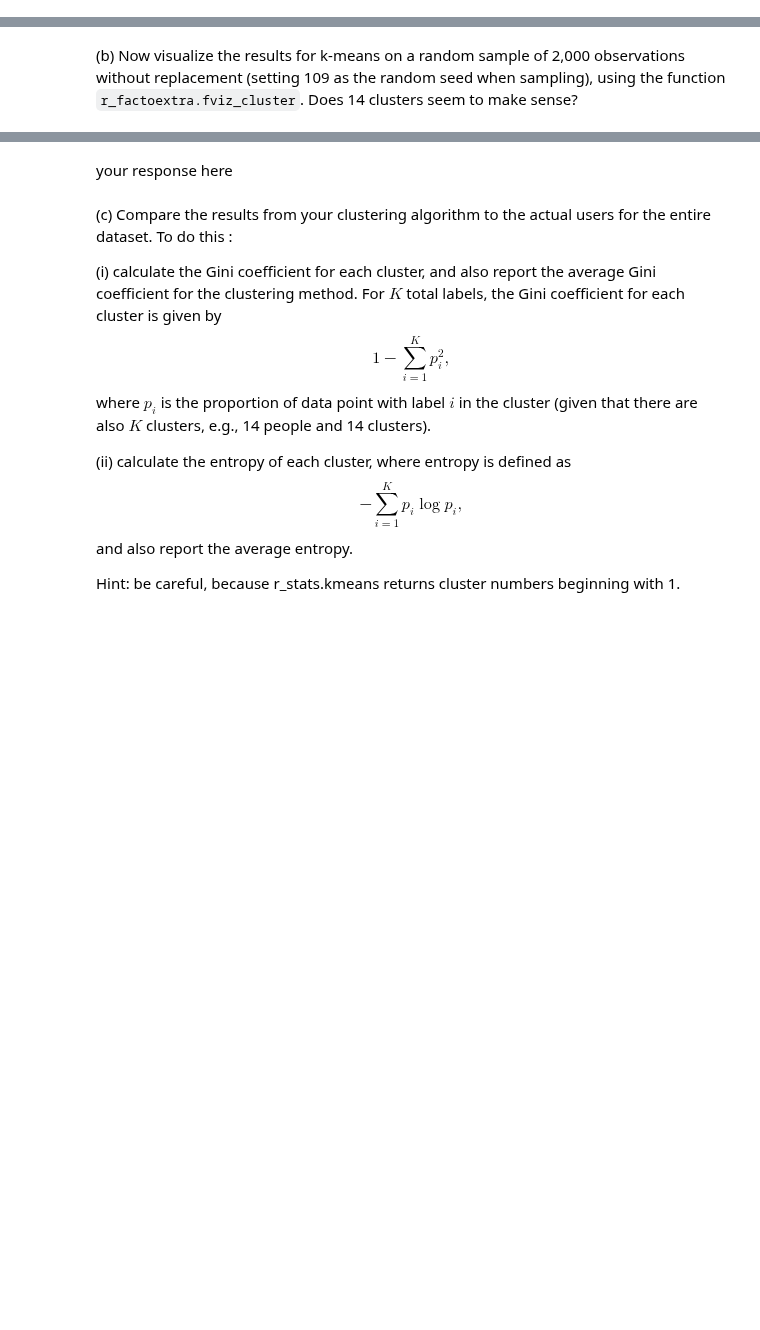
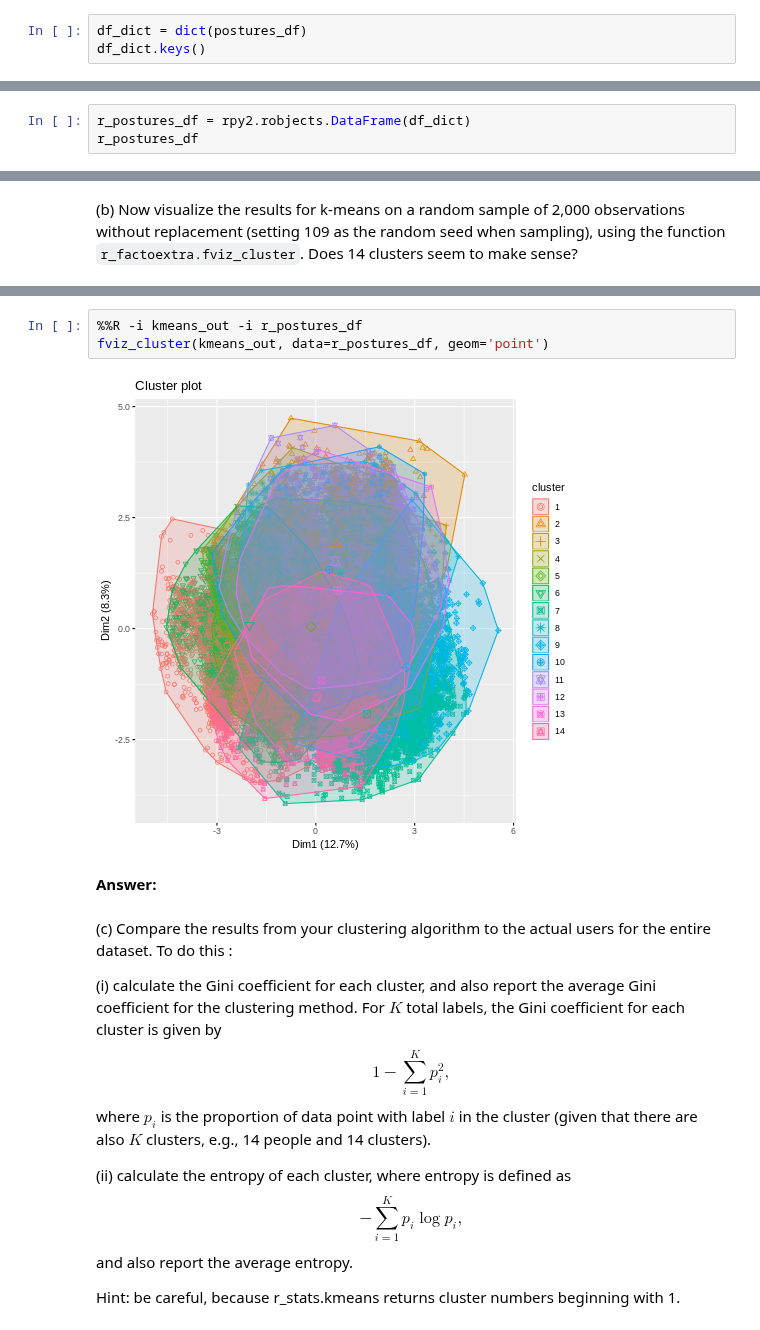
Before and after one commit to srk-apts/CS109B, a Jupyter notebook: HW/cs109b_hw5.ipynb, the cells around one changed output, grey strips where cells are left out. Cells and saved outputs as stored; diff of their text form; blank space fills up the shorter version.

```diff
--- a/HW/cs109b_hw5.ipynb
+++ b/HW/cs109b_hw5.ipynb
@@ -152,3 +152,6 @@ postures_df.describe()
 | 75% | 5.000000 | 12.000000 | 77.390834 | 130.932659 | 7.998678 | 75.560564 | 131.729311 | 9.065824 | 74.435194 | 130.794462 | ... | ... |
 | max | 5.000000 | 14.000000 | 160.850926 | 169.175464 | 113.345119 | 158.783454 | 170.209350 | 104.697852 | 163.547310 | 168.186466 | ... | ... |
 8 rows × 26 columns
+# %%
+df_dict = dict(postures_df)
+df_dict.keys()
@@ -154,0 +160,3 @@ postures_df.describe()
+# %%
+r_postures_df = rpy2.robjects.DataFrame(df_dict)
+r_postures_df
@@ -181,5 +207,10 @@ postures_df['Cluster14'] = np.array(kmeans_out.rx2("cluster"))
-# %% [markdown]
-your response here
+# %%
+%%R -i kmeans_out -i r_postures_df
+fviz_cluster(kmeans_out, data=r_postures_df, geom='point')
+# %% [output]
+[figure, added]
+# %% [markdown]
+**Answer:**
 # %% [markdown]
 (c) Compare the results from your clustering algorithm to the actual users for the entire dataset. To do this :
 
```
Also changed, not shown: parts of 7 cells of this notebook.
